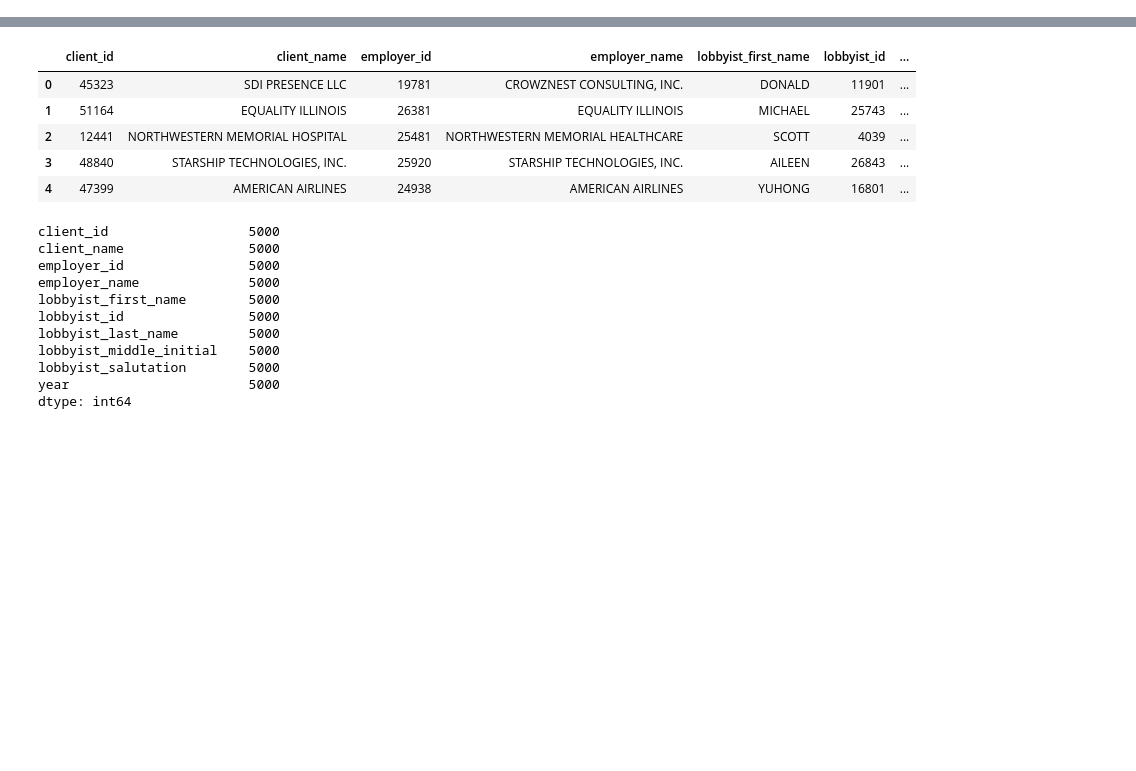
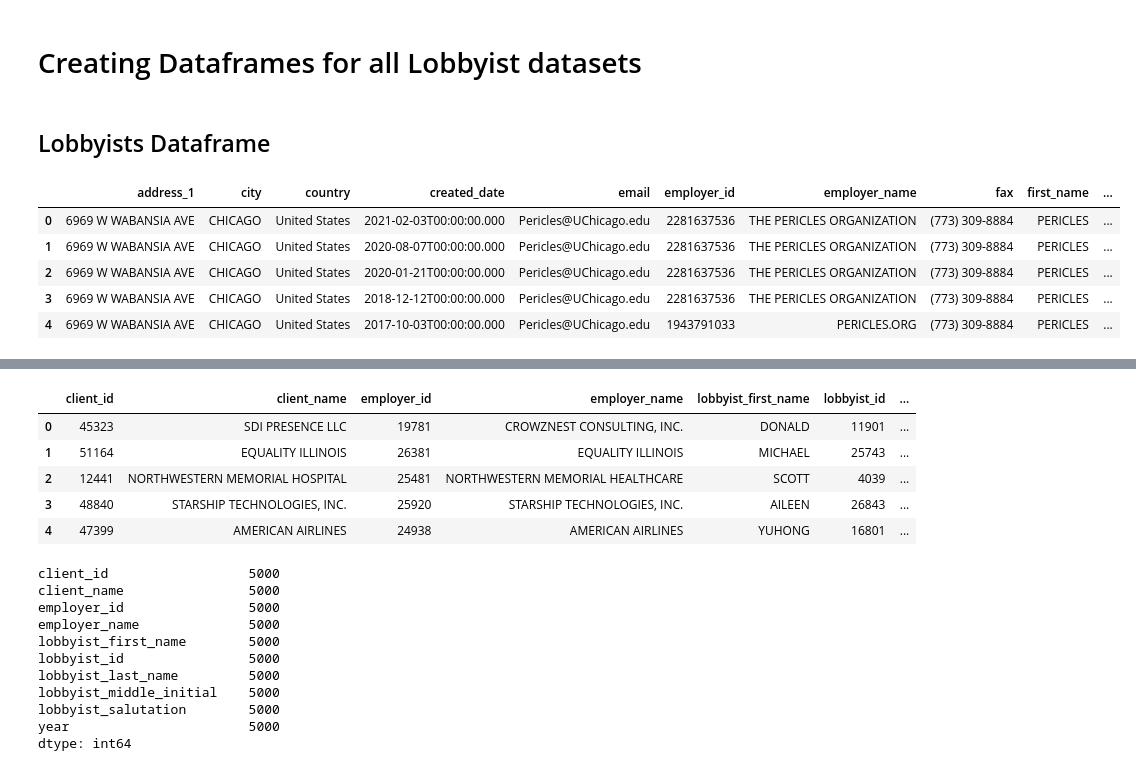
Before and after one commit to eabouche/group-project-3-lobbyist-analysis, a Jupyter notebook: Lobbyist_ETL_and_Analysis.ipynb, the cells around one changed output, grey strips where cells are left out. Drawn from its saved outputs; the diff is of its cells as text; code cells hidden in the pictures; blank space fills up the shorter version.

Commit message:
organizaing api and dataframe code

```diff
--- a/Lobbyist_ETL_and_Analysis.ipynb
+++ b/Lobbyist_ETL_and_Analysis.ipynb
@@ -178,0 +126,8 @@ Data Retrieval Complete
+# %%
+# API Call 2: Get full dataset
+
+# save endpoint url - all records
+url_two = 'https://data.cityofchicago.org/resource/p9p7-vfqc.json?$limit=10000'
+
+# save endpoint response in json format
+api_full_response_two = requests.get(url_two).json()
@@ -178,0 +207,10 @@ Data Retrieval Complete
+# %%
+# API Call 3: Get full dataset
+
+# save endpoint url - all records
+url = 'https://data.cityofchicago.org/resource/dw2f-w78u.json?$limit=30000'
+
+# save endpoint response in json format
+api_full_response = requests.get(url).json()
+
+# pprint(json.dumps(api_full_response, indent=4, sort_keys=True))
@@ -178,0 +294,8 @@ Data Retrieval Complete
+# %%
+# API Call 4: Get full dataset
+
+# save endpoint url - all records
+url = 'https://data.cityofchicago.org/resource/tq3e-t5yq.json?$limit=5000'
+
+# save endpoint response in json format
+api_packed_response = requests.get(url).json()
@@ -178,0 +360,15 @@ Data Retrieval Complete
+# %% [markdown]
+# Creating Dataframes for all Lobbyist datasets
+# %% [markdown]
+## Lobbyists Dataframe
+# %%
+# create Lobbyist dataframe
+lobby_record_df = pd.DataFrame(lobby_record_list)
+lobby_record_df.head()
+# %% [output]
+|  | address_1 | city | country | created_date | email | employer_id | employer_name | fax | first_name | ... |
+| 0 | 6969 W WABANSIA AVE | CHICAGO | United States | 2021-02-03T00:00:00.000 | Pericles@UChicago.edu | 2281637536 | THE PERICLES ORGANIZATION | (773) 309-8884 | PERICLES | ... |
+| 1 | 6969 W WABANSIA AVE | CHICAGO | United States | 2020-08-07T00:00:00.000 | Pericles@UChicago.edu | 2281637536 | THE PERICLES ORGANIZATION | (773) 309-8884 | PERICLES | ... |
+| 2 | 6969 W WABANSIA AVE | CHICAGO | United States | 2020-01-21T00:00:00.000 | Pericles@UChicago.edu | 2281637536 | THE PERICLES ORGANIZATION | (773) 309-8884 | PERICLES | ... |
+| 3 | 6969 W WABANSIA AVE | CHICAGO | United States | 2018-12-12T00:00:00.000 | Pericles@UChicago.edu | 2281637536 | THE PERICLES ORGANIZATION | (773) 309-8884 | PERICLES | ... |
+| 4 | 6969 W WABANSIA AVE | CHICAGO | United States | 2017-10-03T00:00:00.000 | Pericles@UChicago.edu | 1943791033 | PERICLES.ORG | (773) 309-8884 | PERICLES | ... |
```
Also changed, not shown: parts of 48 cells of this notebook, 2 other files.
